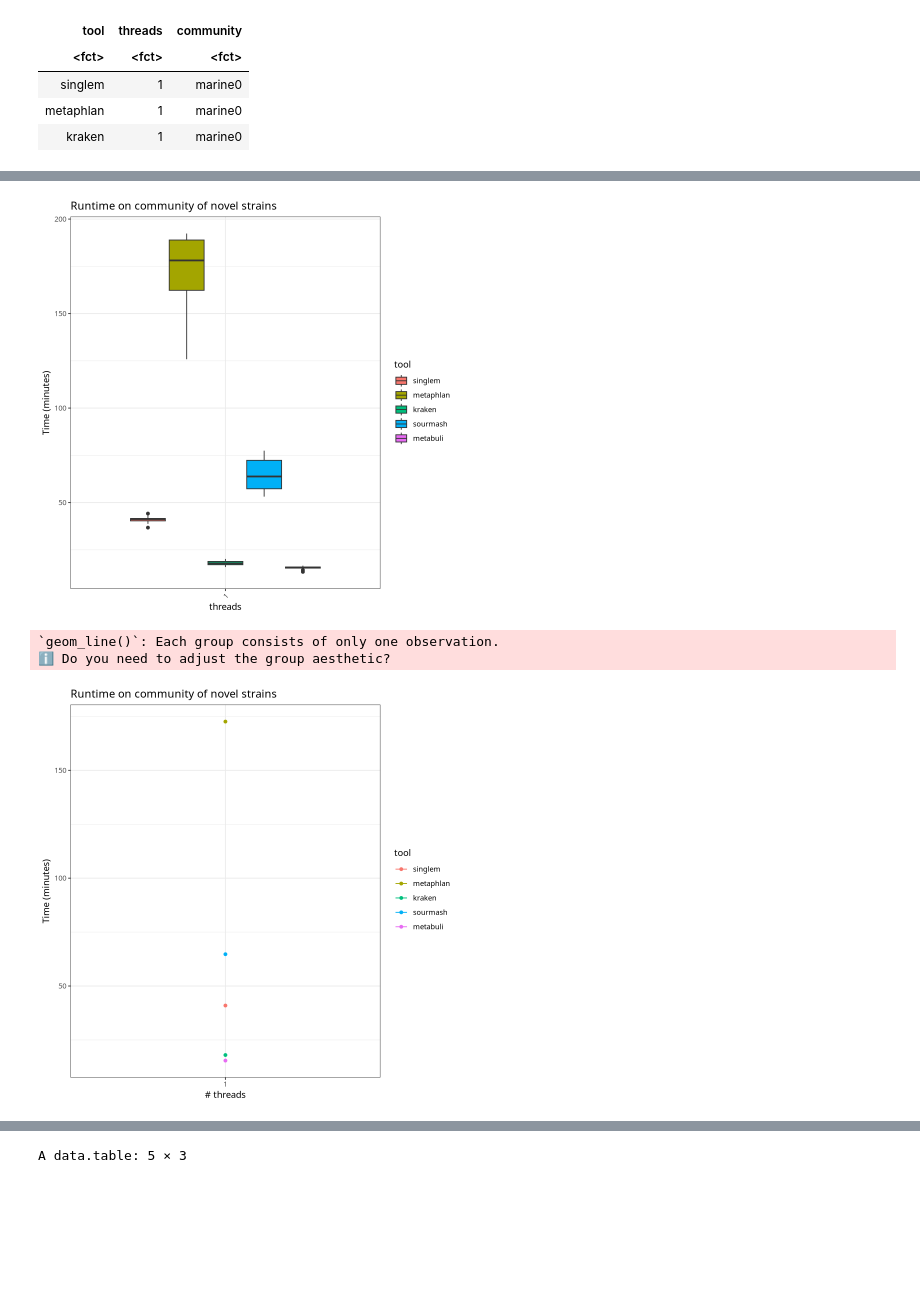
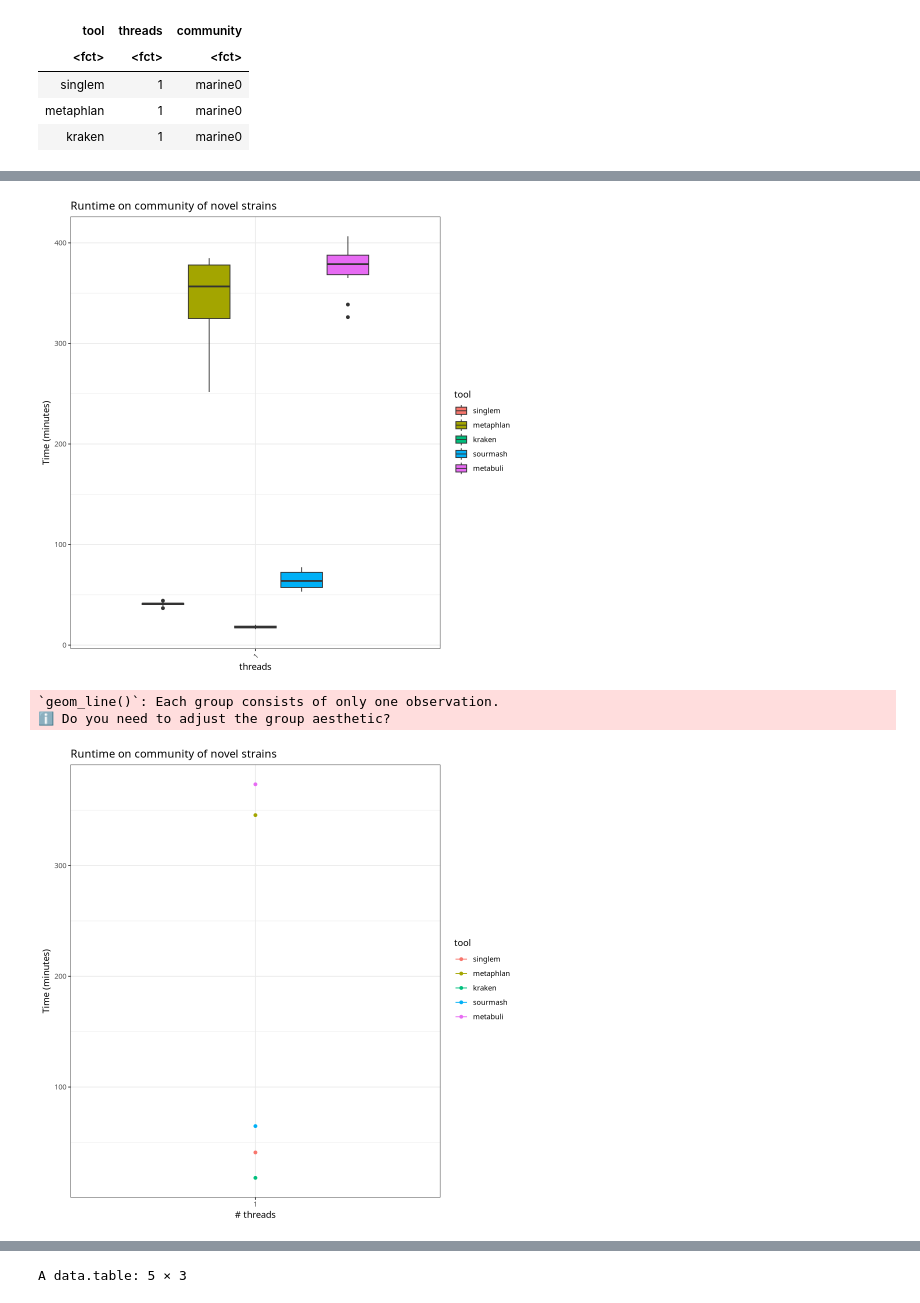
Before and after one commit to wwood/singlem-benchmarking, a Jupyter notebook: 1_novel_strains/plot.ipynb, the cells around one changed output, grey strips where cells are left out. Drawn from its saved outputs; the diff is of its cells as text; code cells hidden in the pictures; blank space fills up the shorter version.

```diff
--- a/1_novel_strains/plot.ipynb
+++ b/1_novel_strains/plot.ipynb
@@ -228,15 +229,15 @@ A data.table: 5 × 6
 # %%
-qplot(data=r2, threads, s/60, geom='boxplot', fill=tool, ylab='Time (minutes)', main='Runtime on community of novel strains') + theme(axis.text.x = element_text(angle = 45, hjust = 1))
+qplot(data=r2, threads, mature_s/60, geom='boxplot', fill=tool, ylab='Time (minutes)', main='Runtime on community of novel strains') + theme(axis.text.x = element_text(angle = 45, hjust = 1))
 # %% [output]
-[figure, old version]
+[figure, new version]
 # %%
-r3 = r2[, .(mean_s = mean(s)), by=list(tool,threads)]
+r3 = r2[, .(mean_s = mean(mature_s)), by=list(tool,threads)]
 # r3
 qplot(data=r3, as.numeric(threads), mean_s/60, geom='point', ylab='Time (minutes)', xlab='# threads', main='Runtime on community of novel strains', colour=tool)+geom_line()+scale_x_continuous(breaks=c(1,2,3), labels=c(1,8,32))
 # %% [output]
 `geom_line()`: Each group consists of only one observation.
 ℹ Do you need to adjust the group aesthetic?
-[figure, old version]
+[figure, new version]
 # %%
 # RAM
 r4 = r2[, .(mean_mem = mean(max_rss)), by=list(tool,threads)]
```
Also changed, not shown: parts of 6 cells of this notebook, 3 other files.
